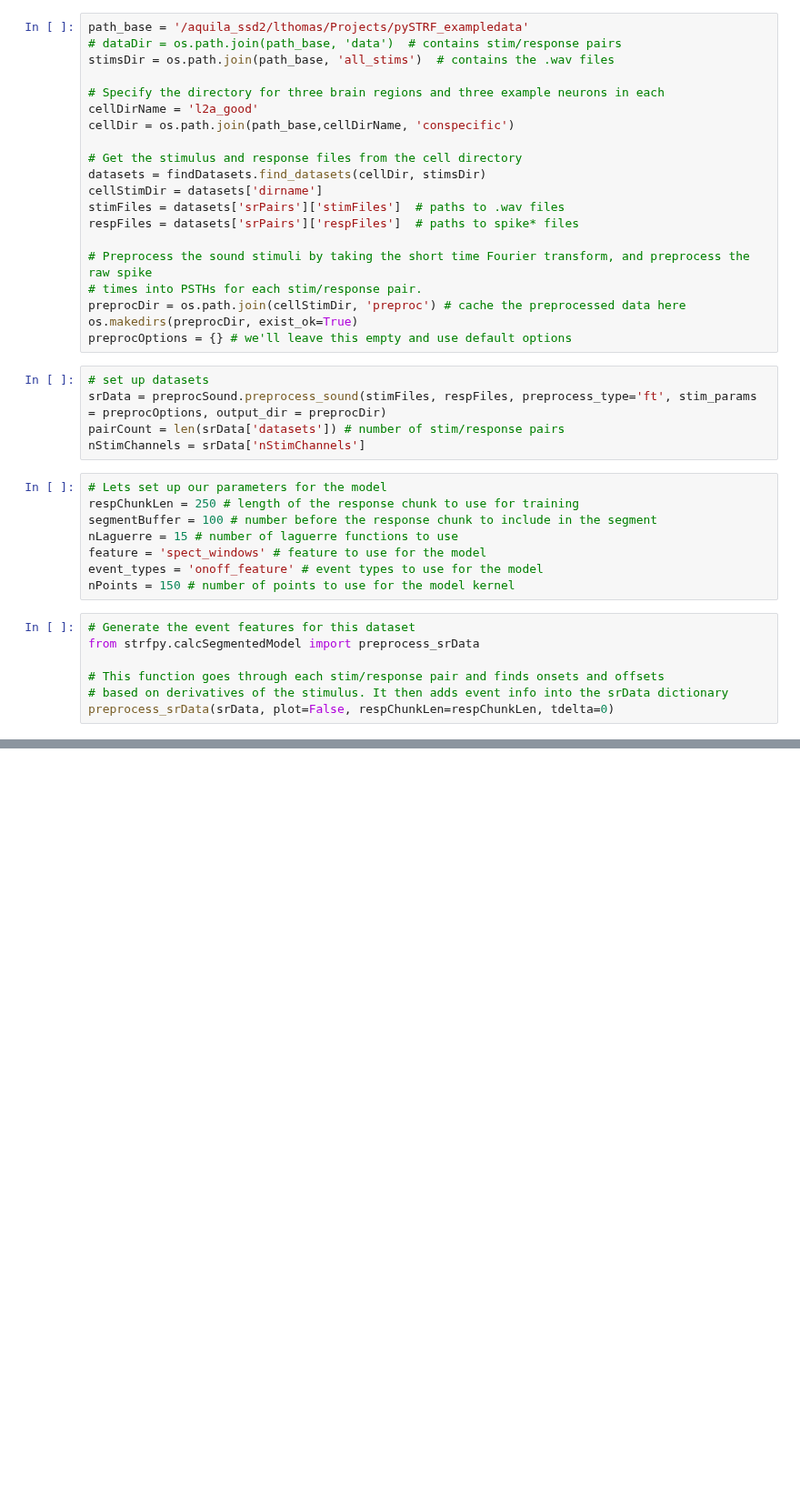
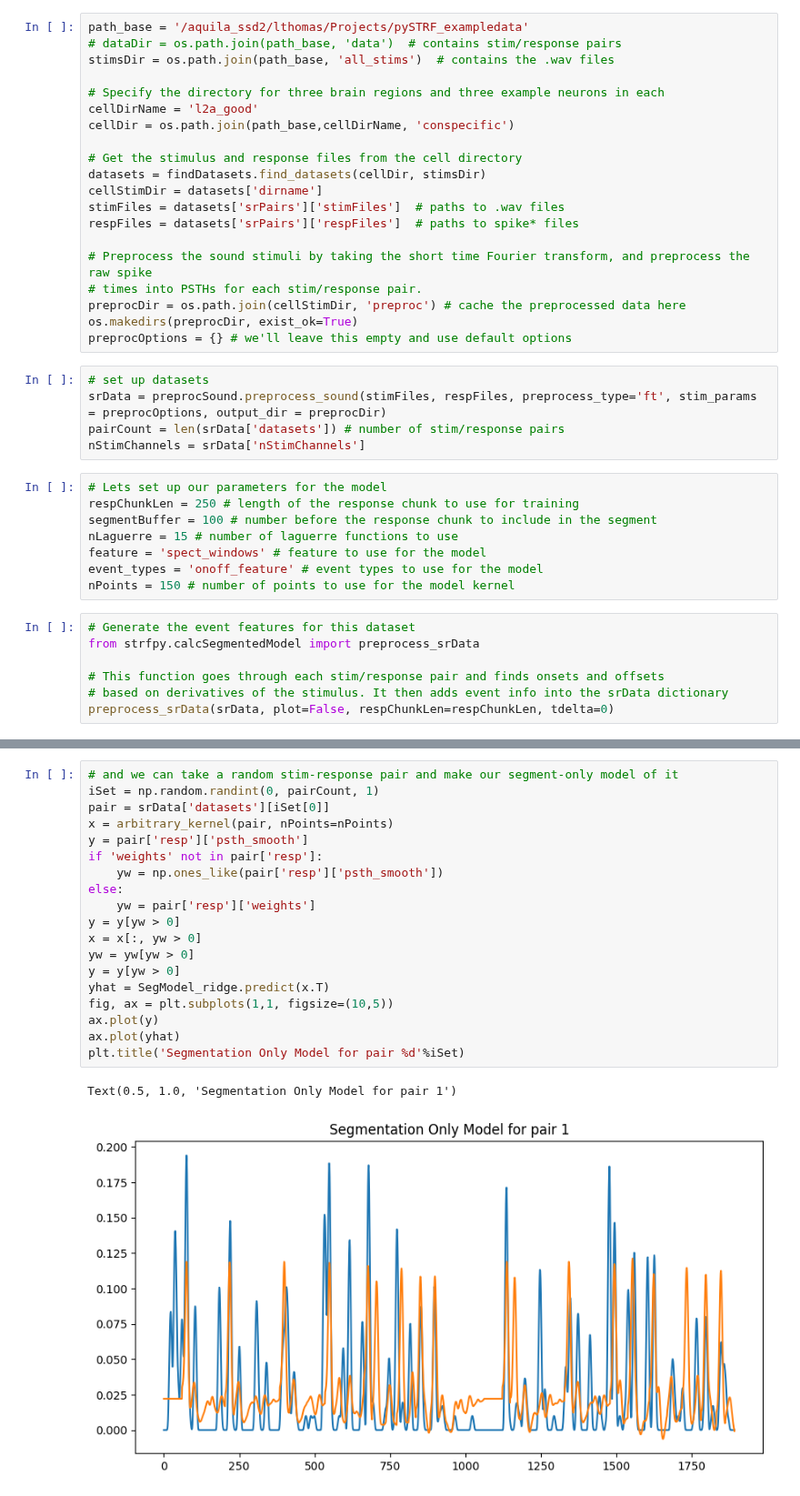
Before and after one commit to theunissenlab/strfPy, a Jupyter notebook: mrfpy_event_convolution.ipynb, the cells around one changed output, grey strips where cells are left out. Shown at 91% size. Saved outputs shown, nothing was run; the diff lists cells and outputs as text; blank space fills up the shorter version.

```diff
--- a/mrfpy_event_convolution.ipynb
+++ b/mrfpy_event_convolution.ipynb
@@ -105,0 +204,22 @@ from strfpy.calcSegmentedModel import fit_seg_model
+# %%
+# and we can take a random stim-response pair and make our segment-only model of it
+iSet = np.random.randint(0, pairCount, 1)
+pair = srData['datasets'][iSet[0]]
+x = arbitrary_kernel(pair, nPoints=nPoints)
+y = pair['resp']['psth_smooth']
+if 'weights' not in pair['resp']:
+    yw = np.ones_like(pair['resp']['psth_smooth'])
+else:
+    yw = pair['resp']['weights']
+y = y[yw > 0]
+x = x[:, yw > 0]
+yw = yw[yw > 0]
+y = y[yw > 0]
+yhat = SegModel_ridge.predict(x.T)
+fig, ax = plt.subplots(1,1, figsize=(10,5))
+ax.plot(y)
+ax.plot(yhat)
+plt.title('Segmentation Only Model for pair %d'%iSet)
+# %% [output]
+Text(0.5, 1.0, 'Segmentation Only Model for pair 1')
+[figure, added]
```
Also changed, not shown: parts of 11 cells of this notebook, 1 other file.
